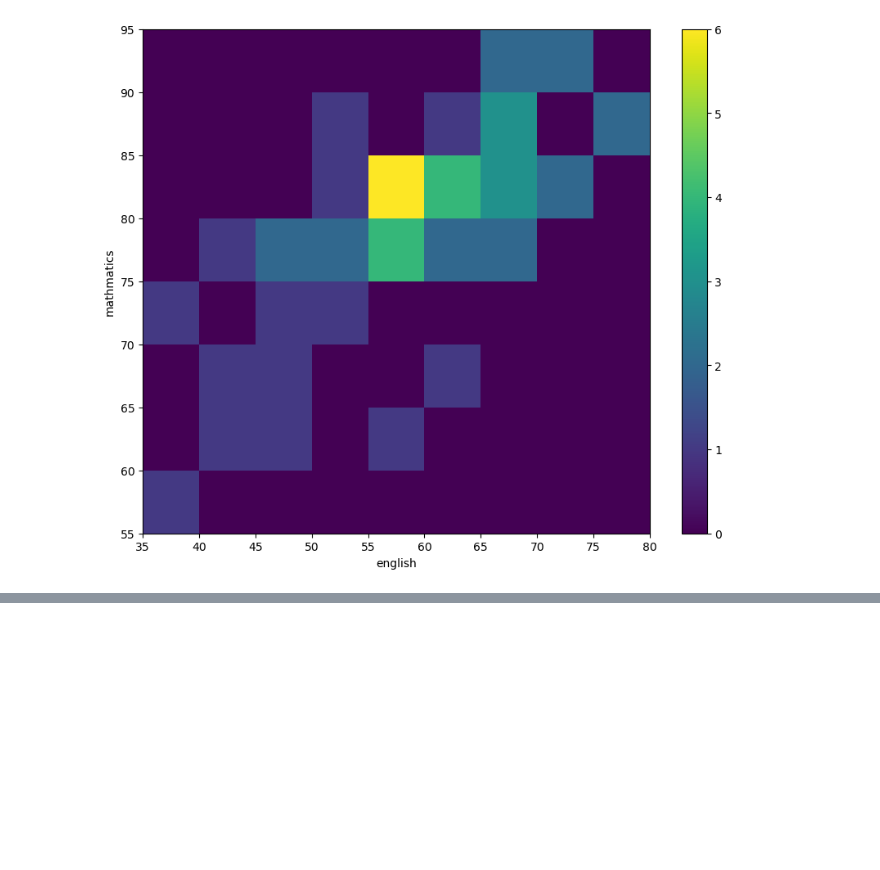
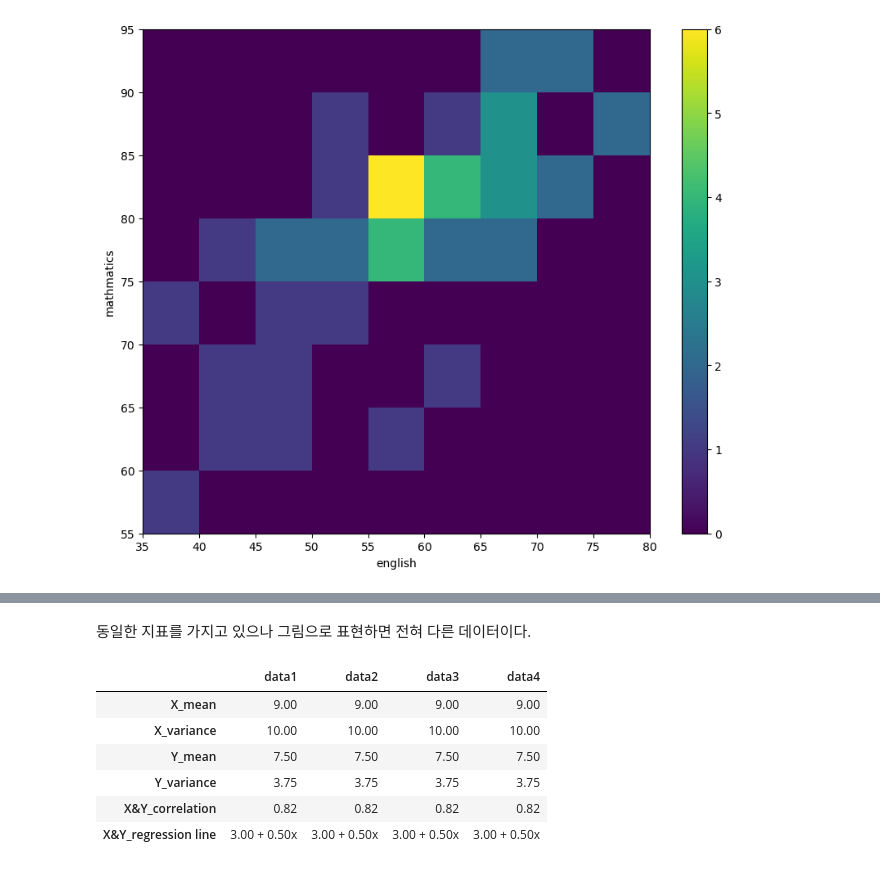
Before and after one commit to friedwook/statistical-analysis, a Jupyter notebook: assignment/chap3.ipynb, the cells around one changed output, grey strips where cells are left out. Cells and saved outputs as stored; diff of their text form; code cells hidden in the pictures; blank space fills up the shorter version.

```diff
--- a/chap3.ipynb
+++ b/assignment/chap3.ipynb
@@ -135,0 +144,4 @@ plt.show
+# %%
+anscombe_data = np.load("..\\source\\python_stat_sample-master\\data\\ch3_anscombe.npy")
+print(anscombe_data.shape)
+anscombe_data[0]
@@ -135,0 +161,27 @@ plt.show
+# %% [markdown]
+동일한 지표를 가지고 있으나 그림으로 표현하면 전혀 다른 데이터이다.
+# %%
+stats_df = pd.DataFrame(index=['X_mean', 'X_variance', 'Y_mean',
+                               'Y_variance', 'X&Y_correlation',
+                               'X&Y_regression line'])
+
+for i, data in enumerate(anscombe_data) :
+    dataX = data[:, 0]
+    dataY = data[: ,1]
+    poly_fit = np.polyfit(dataX, dataY, 1)
+    stats_df[f'data{i+1}'] = \
+        [f'{np.mean(dataX):.2f}',
+         f'{np.var(dataX):.2f}',
+         f'{np.mean(dataY):.2f}',
+         f'{np.var(dataY):.2f}',
+         f'{np.corrcoef(dataX, dataY)[0,1]:.2f}',
+         f'{poly_fit[1]:.2f} + {poly_fit[0]:.2f}x']
+stats_df
+# %% [output]
+|  | data1 | data2 | data3 | data4 |
+| X_mean | 9.00 | 9.00 | 9.00 | 9.00 |
+| X_variance | 10.00 | 10.00 | 10.00 | 10.00 |
+| Y_mean | 7.50 | 7.50 | 7.50 | 7.50 |
+| Y_variance | 3.75 | 3.75 | 3.75 | 3.75 |
+| X&Y_correlation | 0.82 | 0.82 | 0.82 | 0.82 |
+| X&Y_regression line | 3.00 + 0.50x | 3.00 + 0.50x | 3.00 + 0.50x | 3.00 + 0.50x |
```
Also changed, not shown: parts of 5 cells of this notebook, 3 other files.
